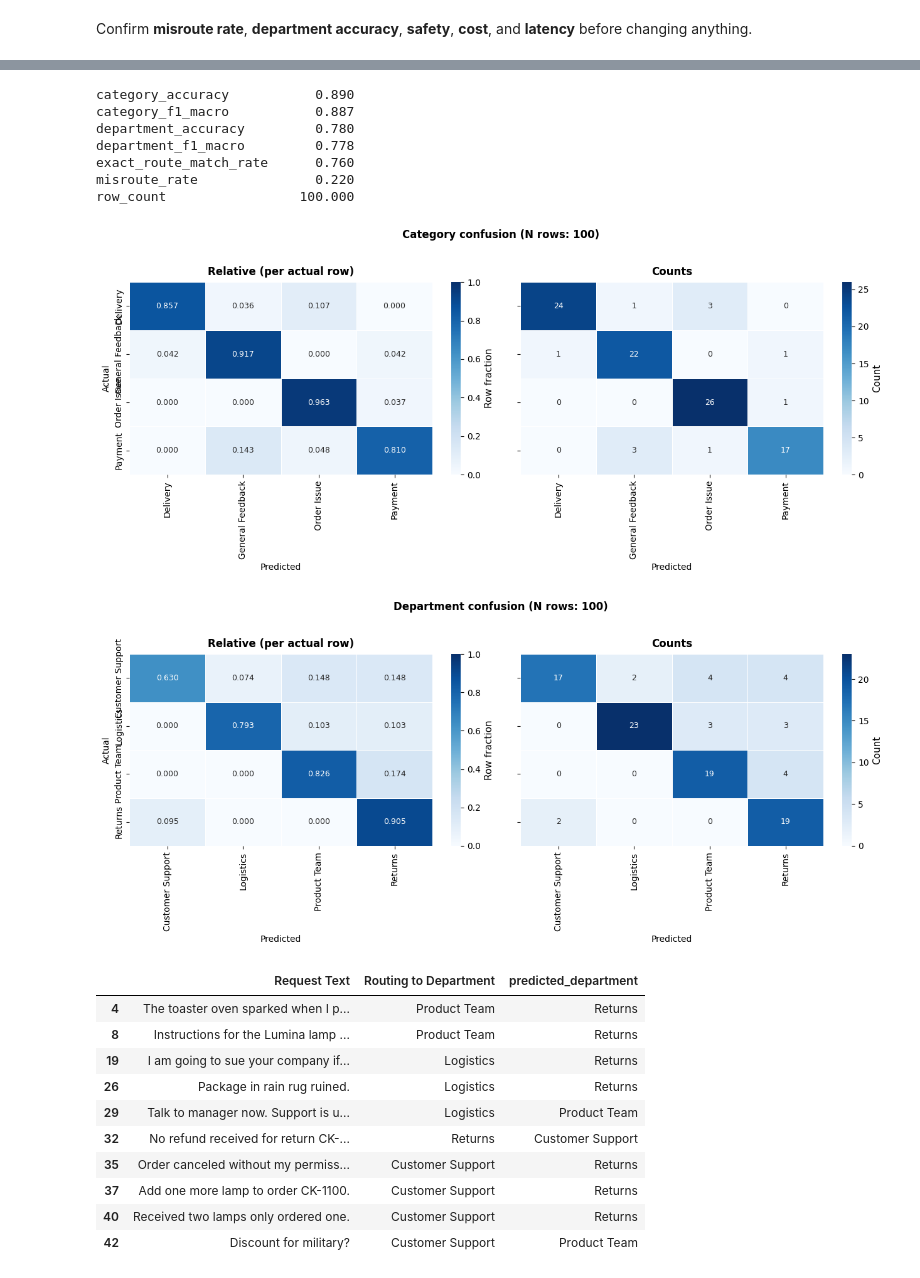
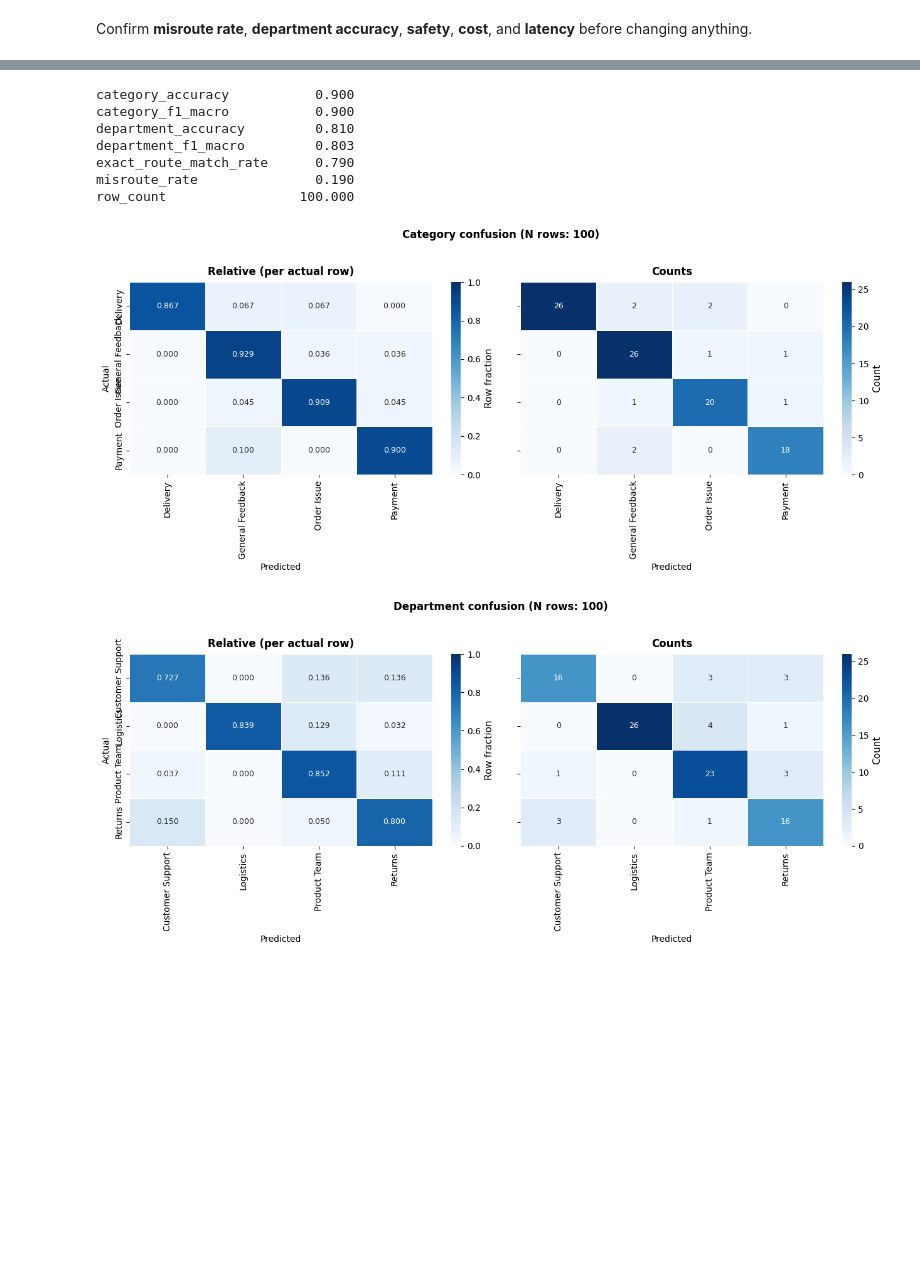
Before and after one commit to mnrozhkov/ai_leader, a Jupyter notebook: notebooks/notebook_b.ipynb, the cells around one changed output, grey strips where cells are left out. Cells and saved outputs as stored; diff of their text form; code cells hidden in the pictures; blank space fills up the shorter version.

```diff
--- a/notebooks/notebook_b.ipynb
+++ b/notebooks/notebook_b.ipynb
@@ -337,0 +332,24 @@ display_mvp_decision(decision=mistake_refined_decision)
+# %%
+from ai_leader import apply_revised_labels
+
+revised_labels = [
+    {"row_id": 4, "new_category": "General Feedback"},
+    {"row_id": 13, "new_category": "Payment"},
+    {"row_id": 26, "new_department": "Returns"},
+    {"row_id": 33, "new_category": "General Feedback", "new_department": "Product Team"},
+    {"row_id": 40, "new_category": "Order Issue", "new_department": "Returns"},
+    {"row_id": 57, "new_category": "General Feedback", "new_department": "Product Team"},
+    {"row_id": 65, "new_category": "General Feedback"},
+    {"row_id": 83, "new_category": "General Feedback", "new_department": "Product Team"},
+    {"row_id": 88, "new_category": "Delivery", "new_department": "Logistics"},
+    {"row_id": 90, "new_category": "General Feedback", "new_department": "Product Team"},
+    {"row_id": 94, "new_department": "Logistics"},
+    {"row_id": 95, "new_category": "Delivery", "new_department": "Logistics"},
+    {"row_id": 99, "new_department": "Logistics"},
+]
+
+# Apply recommended labels
+df = apply_revised_labels(df, revised_labels)
+
+# Check that the labels were updated correctly
+df.loc[df["row_id"] == 4, "Category"]
@@ -414,0 +479,9 @@ _ = plot_latency_for_n_shots(ablation_df, best_model=MODEL_TO_EVALUATE)
+# %%
+best_n_run = await evaluate_model_on_dataframe_async(
+    df=df,
+    model=MODEL_TO_EVALUATE,
+    client=client,
+    system_prompt=IMPROVED_SYSTEM_PROMPT,
+    temperature=TEMPERATURE,
+    monthly_messages=MONTHLY_MESSAGES,
+)
@@ -423,31 +522,19 @@ The goal is to identify repeatable failure modes (for example, specific departme
 # %%
 mistakes = display_evaluation_with_department_mistakes(
-    eval_results=mistake_refined_run,
+    eval_results=best_n_run,
     eval_df=df,
     max_rows=10,
 )
-mistakes
 # %% [output]
-category_accuracy           0.890
-category_f1_macro           0.887
-department_accuracy         0.780
-department_f1_macro         0.778
-exact_route_match_rate      0.760
-misroute_rate               0.220
+category_accuracy           0.900
+category_f1_macro           0.900
+department_accuracy         0.810
+department_f1_macro         0.803
+exact_route_match_rate      0.790
+misroute_rate               0.190
 row_count                 100.000
-[figure, old version]
+[figure, new version]
-[figure, old version]
+[figure, new version]
-|  | Request Text | Routing to Department | predicted_department |
-| 4 | The toaster oven sparked when I p... | Product Team | Returns |
-| 8 | Instructions for the Lumina lamp ... | Product Team | Returns |
-| 19 | I am going to sue your company if... | Logistics | Returns |
-| 26 | Package in rain rug ruined. | Logistics | Returns |
-| 29 | Talk to manager now. Support is u... | Logistics | Product Team |
-| 32 | No refund received for return CK-... | Returns | Customer Support |
-| 35 | Order canceled without my permiss... | Customer Support | Returns |
-| 37 | Add one more lamp to order CK-1100. | Customer Support | Returns |
-| 40 | Received two lamps only ordered one. | Customer Support | Returns |
-| 42 | Discount for military? | Customer Support | Product Team |
 # %% [markdown]
 ## Summary
 
```
Also changed, not shown: parts of 44 cells of this notebook, 22 other files.
